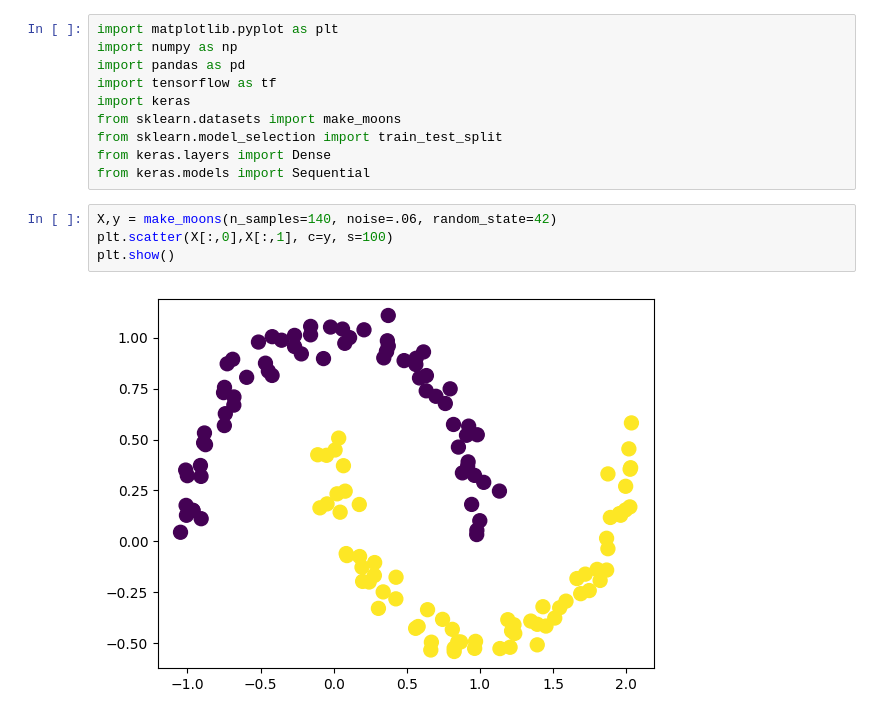
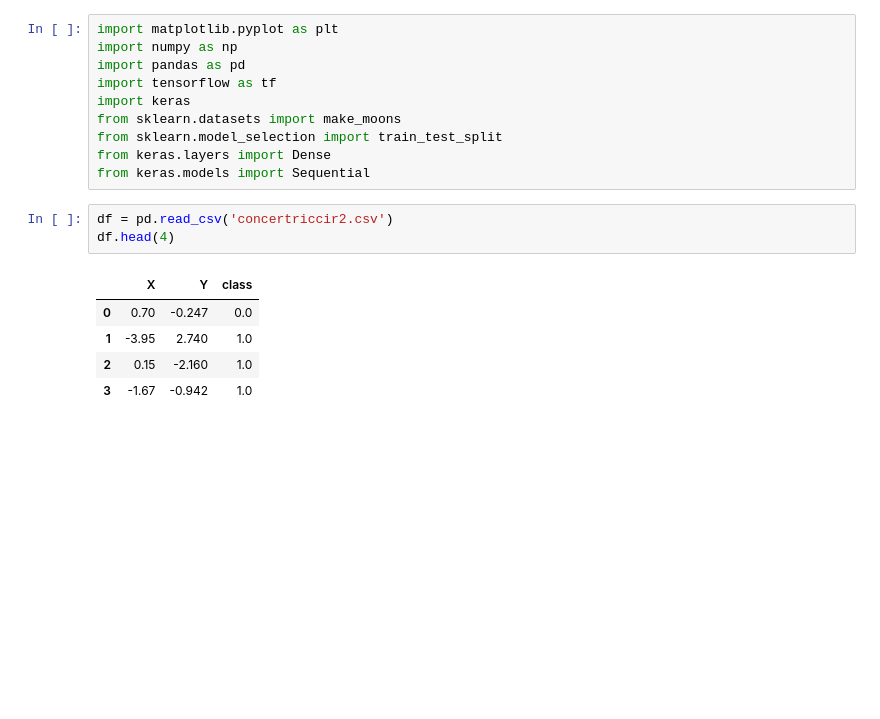
Before and after one commit to MDalamin5/DeepLearning-With-Pytorch-and-Tensorflow, a Jupyter notebook: Tensorflow/CampusX/ANN/Week-3/Batch-normalization/main.ipynb, the cells around one changed output. Saved outputs shown, nothing was run; the diff lists cells and outputs as text; blank space fills up the shorter version.

```diff
--- a/Tensorflow/CampusX/ANN/Week-3/Batch-normalization/main.ipynb
+++ b/Tensorflow/CampusX/ANN/Week-3/Batch-normalization/main.ipynb
@@ -8,9 +8,12 @@ from sklearn.datasets import make_moons
 from sklearn.model_selection import train_test_split
 from keras.layers import Dense
 from keras.models import Sequential
-# %%
-X,y = make_moons(n_samples=140, noise=.06, random_state=42)
-plt.scatter(X[:,0],X[:,1], c=y, s=100)
-plt.show()
-# %% [output]
-[figure, removed]
+# %%
+df = pd.read_csv('concertriccir2.csv')
+df.head(4)
+# %% [output]
+|  | X | Y | class |
+| 0 | 0.70 | -0.247 | 0.0 |
+| 1 | -3.95 | 2.740 | 1.0 |
+| 2 | 0.15 | -2.160 | 1.0 |
+| 3 | -1.67 | -0.942 | 1.0 |
```
Also changed, not shown: parts of 10 cells of this notebook, 1 other file.
